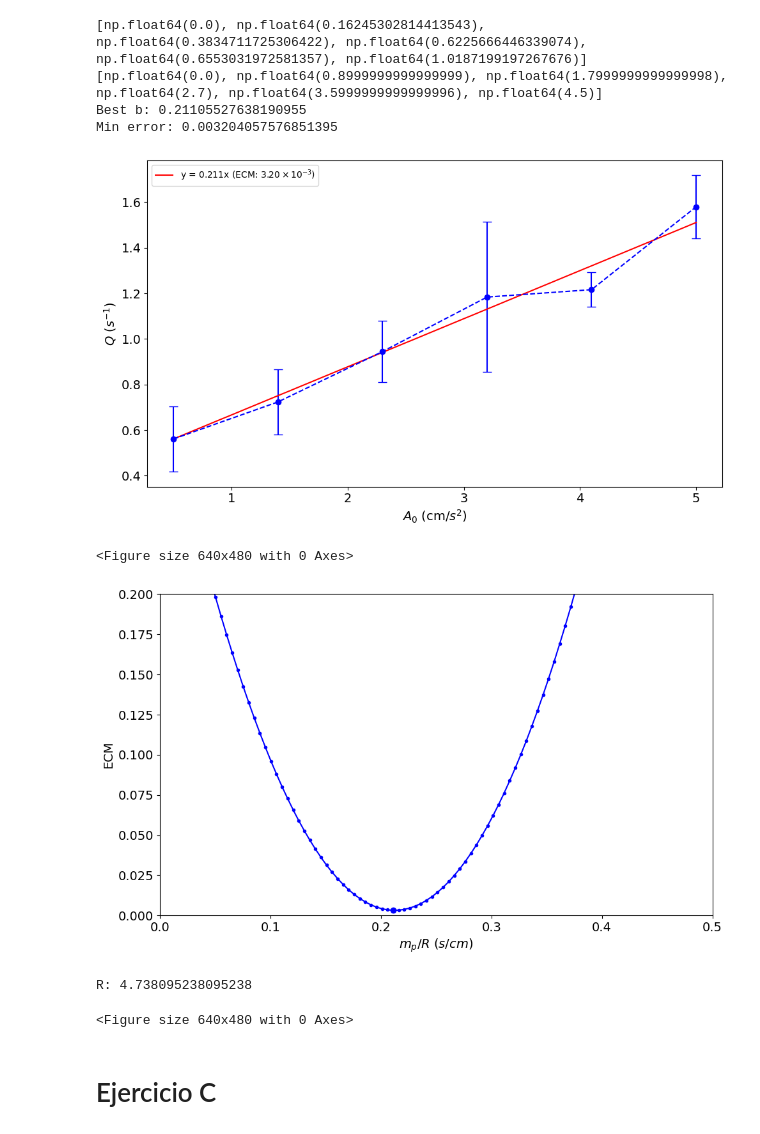
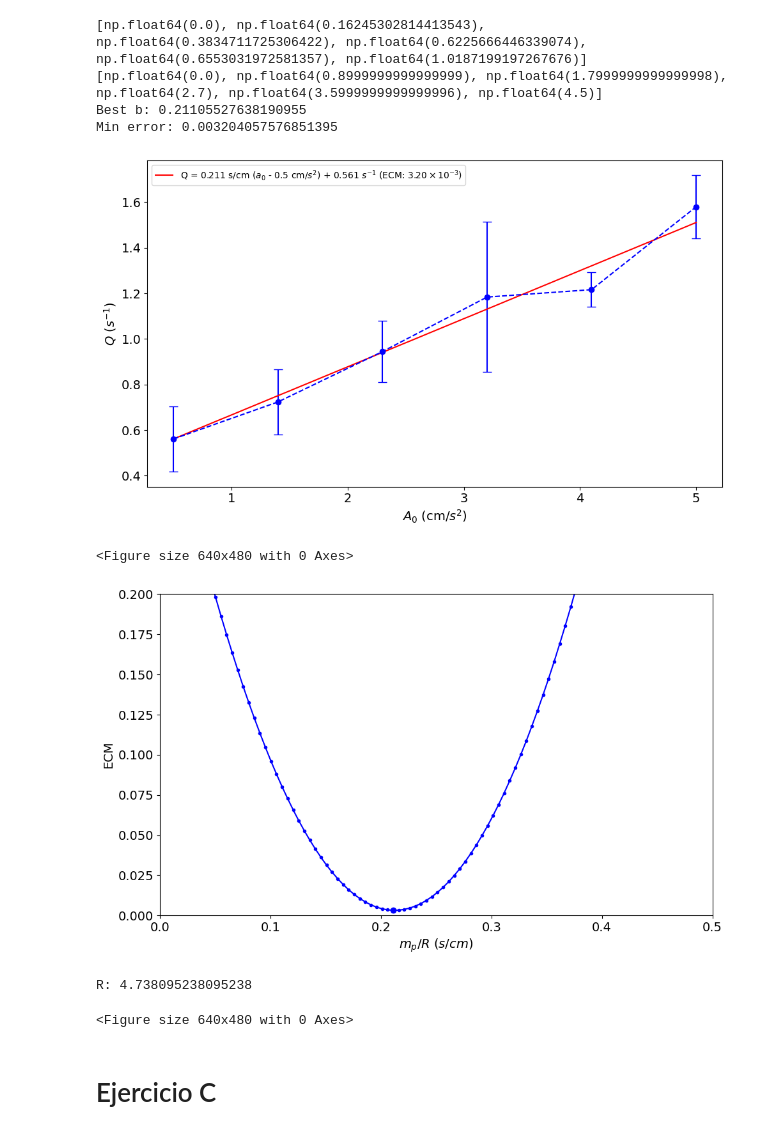
Before and after one commit to JR-Castro/simulacion-de-sistemas, a Jupyter notebook: granular-medium/scripts/q_vs_a0.ipynb, the cells around one changed output. Cells and saved outputs as stored; diff of their text form; code cells hidden in the pictures.

```diff
--- a/granular-medium/scripts/q_vs_a0.ipynb
+++ b/granular-medium/scripts/q_vs_a0.ipynb
@@ -144,41 +144,41 @@ Min error: 0.003204057576851395
 plt.figure(figsize=(10, 6))
 plt.errorbar(A0_VALUES, b_q_means, yerr=b_q_std, fmt='o--', capsize=5, color=colors[0])
 plt.plot(A0_VALUES, [b_best_b * (a0 - A0_VALUES[0]) + b_q_means[0] for a0 in A0_VALUES],
-         label=f"y = {b_best_b:.3f}x (ECM: {formatter(b_min_b_error, None)})", color=colors[1])
+         label=f"Q = {b_best_b:.3f} s/cm ($a_0$ - {A0_VALUES[0]} cm/$s^2$) + {b_q_means[0]:.3f} $s^{{-1}}$ (ECM: {formatter(b_min_b_error, None)})", color=colors[1])
 plt.xticks(fontsize=14)
 plt.yticks(fontsize=14)
 plt.xlabel("$A_0$ (cm/$s^2$)", fontdict=FONT)
 plt.ylabel("$Q$ ($s^{-1}$)", fontdict=FONT)
 plt.legend(loc='upper left')
 plt.tight_layout()
 
 plt.savefig("../analysis/q_vs_a0.png", dpi=300)
 plt.show()
 plt.clf()
 
 plt.figure(figsize=(10, 6))
 
 plt.plot(b_possible_vals, errors, marker='.', color='blue')
 min_idx = np.argmin(errors)
 plt.plot(b_possible_vals[min_idx], errors[min_idx], 'o', color='blue')
 plt.xlabel("$m_p / R$ ($s/cm$)", fontdict=FONT)
 plt.ylabel("ECM", fontdict=FONT)
 plt.xticks(fontsize=14)
 plt.yticks(fontsize=14)
 plt.xlim(0.0, 0.5)
 plt.ylim(0, 0.2)
 plt.tight_layout()
 plt.savefig("../analysis/q_vs_a0_error.png", dpi=300)
 plt.show()
 plt.clf()
 
 # Q = m_p * a0 / R
 # b = m_p / R
 # R = m_p / b
 
 print(f"R: {1 / b_best_b}")
 # %% [output]
-[figure, old version]
+[figure, new version]
 <Figure size 640x480 with 0 Axes>
 [figure]
 R: 4.738095238095238
```
Also changed, not shown: parts of 1 cell of this notebook, 1 other file.
